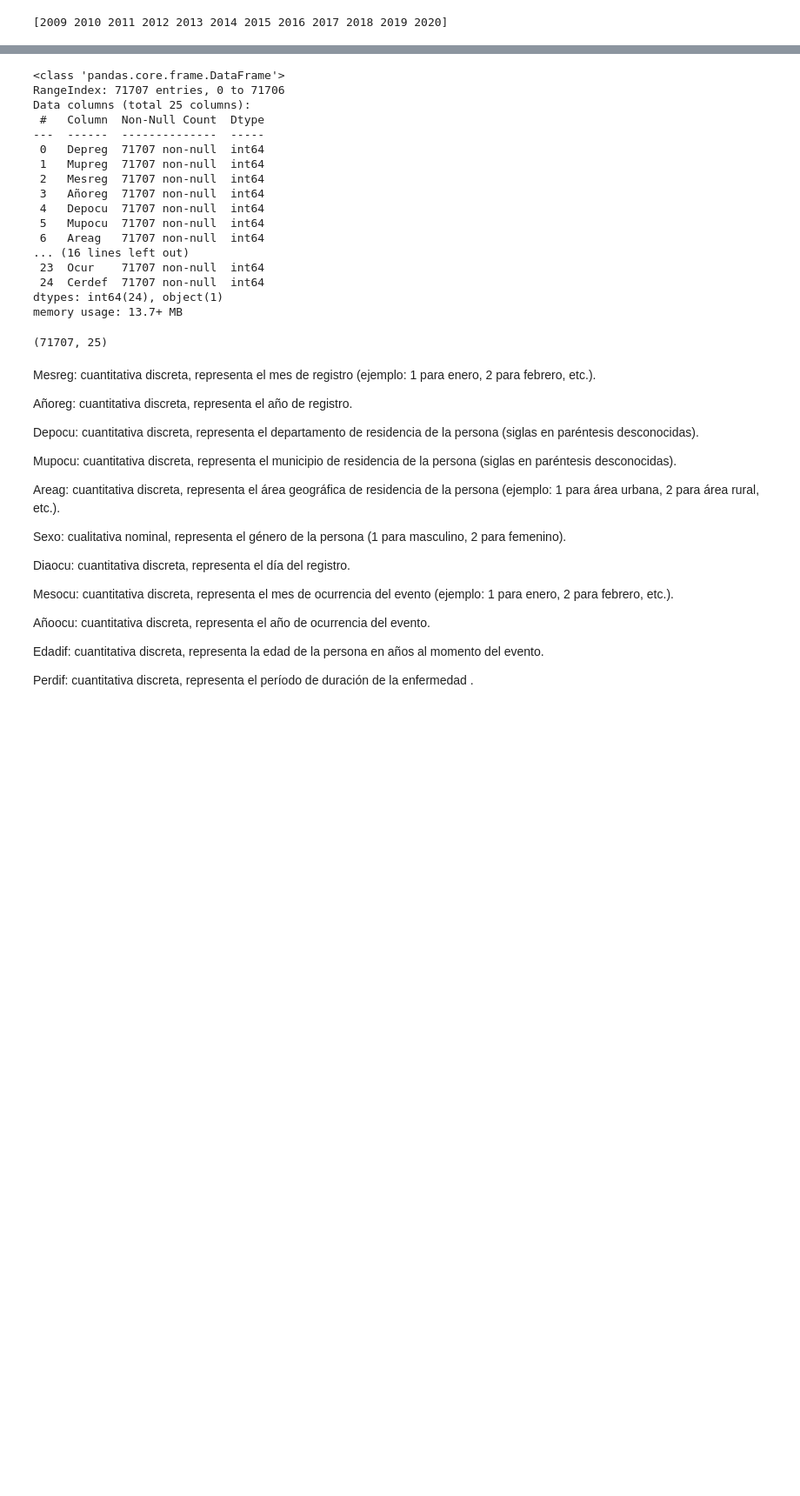
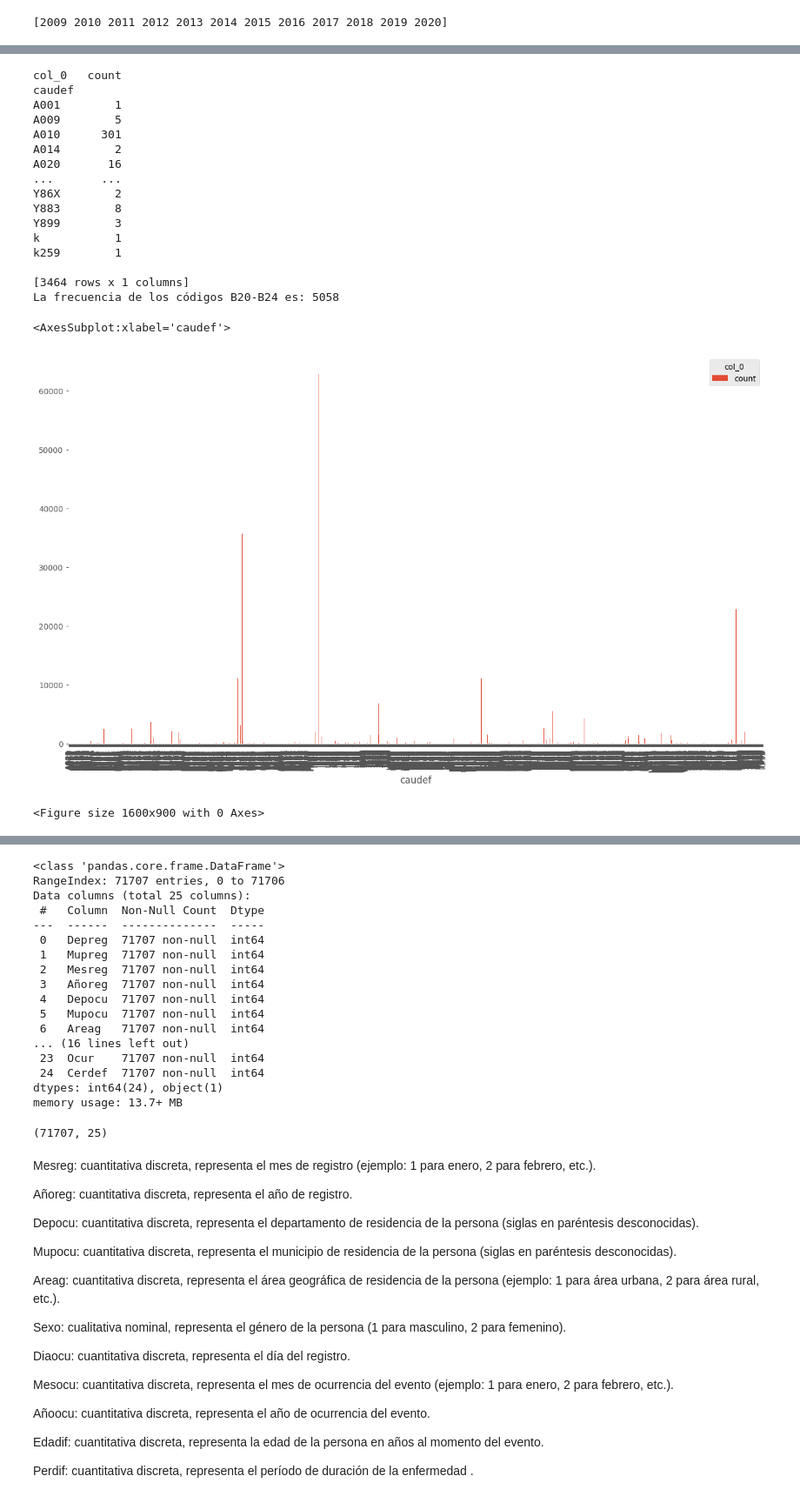
Before and after one commit to cayomol01/Proyecto1MD, a Jupyter notebook: proyecto.ipynb, the cells around one changed output, grey strips where cells are left out. Shown at 87% size. Saved outputs shown, nothing was run; the diff lists cells and outputs as text; code cells hidden in the pictures; blank space fills up the shorter version.

```diff
--- a/proyecto.ipynb
+++ b/proyecto.ipynb
@@ -162,0 +218,46 @@ print(new_df['añoocu'].unique())
+# %%
+# crear la tabla de frecuencia para la variable "Caudef"
+tabla_frecuencia = pd.crosstab(index=new_df["caudef"], columns="count")
+
+# mostrar la tabla de frecuencia
+print(tabla_frecuencia)
+
+#El código utilizado para la causa de la muerte relacionada con el VIH/SIDA en la Clasificación Internacional de Enfermedades (CIE) es B20-B24.
+# Seleccionar las filas correspondientes a los códigos B20-B24 y sumar sus frecuencias
+frecuencia_B20 = tabla_frecuencia[tabla_frecuencia.index.str.contains("B20|B21|B22|B23|B24")].sum().values[0]
+
+# Imprimir la frecuencia de los códigos B20-B24
+print("La frecuencia de los códigos B20-B24 es:", frecuencia_B20)
+
+tabla_frecuencia.plot.bar()
+# %% [output]
+col_0   count
+caudef
+A001        1
+A009        5
+A010      301
+A014        2
+A020       16
+...       ...
+Y86X        2
+Y883        8
+Y899        3
+k           1
+k259        1
+
+[3464 rows x 1 columns]
+La frecuencia de los códigos B20-B24 es: 5058
+<AxesSubplot:xlabel='caudef'>
+[figure, added]
+# %%
+rows = len(new_df.index)
+tabla_frecuencia["Porcentaje"] = (tabla_frecuencia["count"]/rows)*100
+plt.gcf().autofmt_xdate(rotation=90, ha="center")
+
+merged_df = pd.merge(tabla_frecuencia, enfermedades2,  left_on='caudef', right_on='CAUSA', how='left')
+merged_df = merged_df.dropna()
+mayores_causas = merged_df.sort_values(by="count", ascending=False).head()
+
+causas_infecciones = merged_df.loc[merged_df["DESCRIPCION"].str.contains("Infecciones|infecciones|infeccion|Infección|Infeccion|infección")].sort_values(by="count", ascending=False)
+# %% [output]
+<Figure size 1600x900 with 0 Axes>
```
Also changed, not shown: parts of 20 cells of this notebook, 4 other files.
